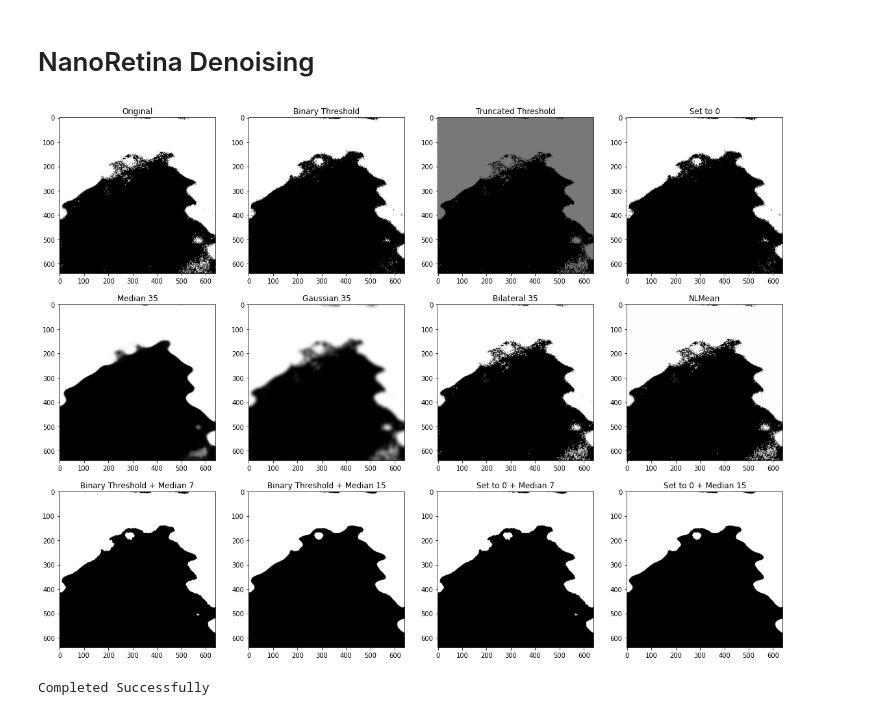
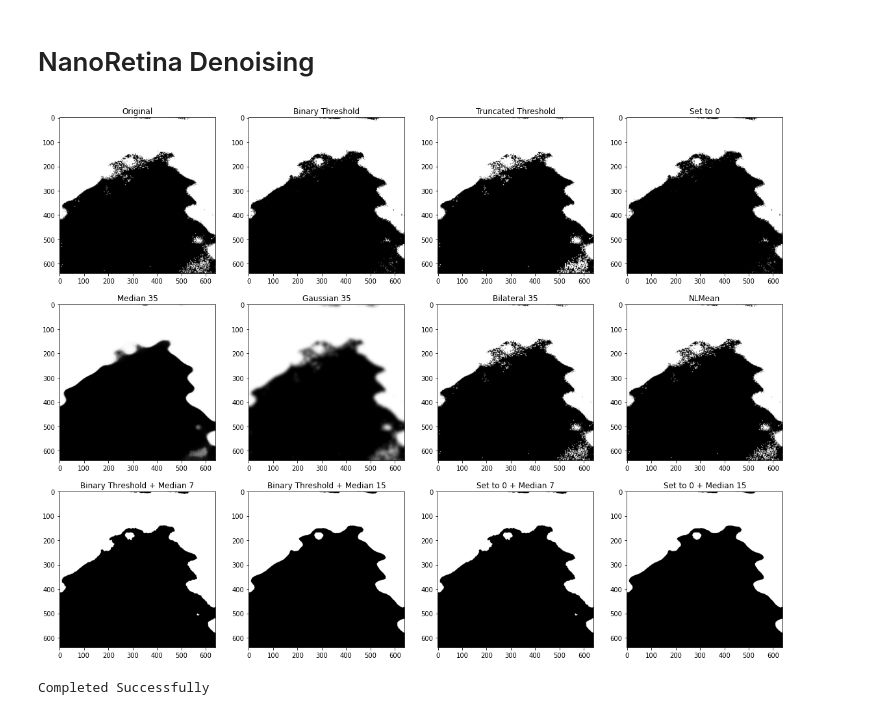
Before and after one commit to sgino209/Image_Video_Denoising, a Jupyter notebook: denonise.ipynb, the cells around one changed output. Saved outputs shown, nothing was run; the diff lists cells and outputs as text; code cells hidden in the pictures.

Commit message:
adding frame conversion from obgr to gray

```diff
--- a/denonise.ipynb
+++ b/denonise.ipynb
@@ -11,54 +11,56 @@ cap = cv2.VideoCapture('demo1.mp4')
 # ------------------------------------------------------------------
 # Processing:
 
-ret, frame = cap.read()
+ret, frame_bgr = cap.read()
+
+frame = cv2.cvtColor(frame_bgr, cv2.COLOR_BGR2GRAY)
 
 ret, thresh1 = cv2.threshold(frame, 250, 255, cv2.THRESH_BINARY)  # pixels > THR ==> 255, pixels < 255 ==> 0
 ret, thresh2 = cv2.threshold(frame, 120, 255, cv2.THRESH_TRUNC)   # pixels > THR ==> THR
 ret, thresh3 = cv2.threshold(frame, 250, 255, cv2.THRESH_TOZERO)  # pixels < THR ==> 0
 median = cv2.medianBlur(frame, 35)
 gaussian = cv2.GaussianBlur(frame, (35,35), 0)
 bilateral = cv2.bilateralFilter(frame, 35, 0, 0)
-nlmean = cv2.fastNlMeansDenoisingColored(frame, None, 10, 10, 7, 21)
+nlmean = cv2.fastNlMeansDenoising(frame, None, 10, 7, 21)
 thresh1_median7 = cv2.medianBlur(thresh1,7)
 thresh1_median15 = cv2.medianBlur(thresh1, 15)
 thresh3_median7 = cv2.medianBlur(thresh3, 7)
 thresh3_median15 = cv2.medianBlur(thresh3, 15)
 
 # ------------------------------------------------------------------
 # Visualization
 
 fig, axes = plt.subplots(3, 4, figsize=(20,15))
 
-axes[0][0].imshow(frame)
-axes[0][1].imshow(thresh1)
-axes[0][2].imshow(thresh2)
-axes[0][3].imshow(thresh3)
-axes[1][0].imshow(median)
-axes[1][1].imshow(gaussian)
-axes[1][2].imshow(bilateral)
-axes[1][3].imshow(nlmean)
-axes[2][0].imshow(thresh1_median7)
-axes[2][1].imshow(thresh1_median15)
-axes[2][2].imshow(thresh3_median7)
-axes[2][3].imshow(thresh3_median15)
+axes[0][0].imshow(frame, cmap='gray')
+axes[0][1].imshow(thresh1, cmap='gray')
+axes[0][2].imshow(thresh2, cmap='gray')
+axes[0][3].imshow(thresh3, cmap='gray')
+axes[1][0].imshow(median, cmap='gray')
+axes[1][1].imshow(gaussian, cmap='gray')
+axes[1][2].imshow(bilateral, cmap='gray')
+axes[1][3].imshow(nlmean, cmap='gray')
+axes[2][0].imshow(thresh1_median7, cmap='gray')
+axes[2][1].imshow(thresh1_median15, cmap='gray')
+axes[2][2].imshow(thresh3_median7, cmap='gray')
+axes[2][3].imshow(thresh3_median15, cmap='gray')
 
 axes[0][0].set_title('Original')
 axes[0][1].set_title('Binary Threshold')
 axes[0][2].set_title('Truncated Threshold')
 axes[0][3].set_title('Set to 0')
 axes[1][0].set_title('Median 35')
 axes[1][1].set_title('Gaussian 35')
 axes[1][2].set_title('Bilateral 35')
 axes[1][3].set_title('NLMean')
 axes[2][0].set_title('Binary Threshold + Median 7')
 axes[2][1].set_title('Binary Threshold + Median 15')
 axes[2][2].set_title('Set to 0 + Median 7')
 axes[2][3].set_title('Set to 0 + Median 15')
 
 plt.show()
 # %% [output]
-[figure, old version]
+[figure, new version]
 # %%
 print('Completed Successfully')
 # %% [output]
```
Also changed, not shown: 1 other file.
